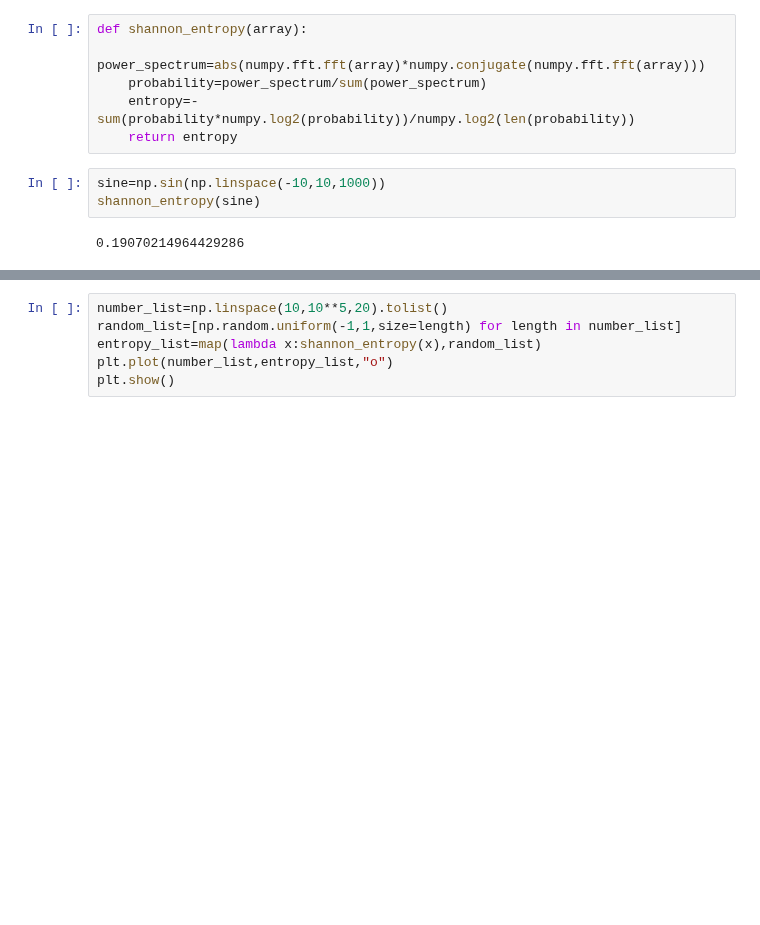
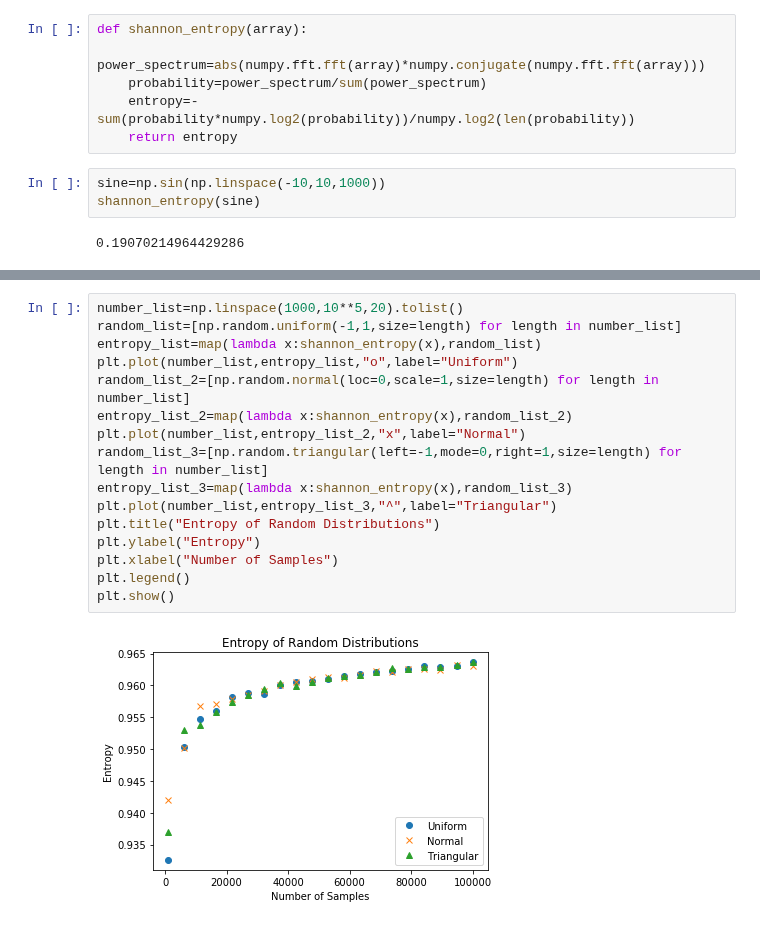
Before and after one commit to aricsanders/Jupyter-Notebooks, a Jupyter notebook: Example_Plots_spectral_entropy.ipynb, the cells around one changed output, grey strips where cells are left out. Drawn from its saved outputs; the diff is of its cells as text; blank space fills up the shorter version.

```diff
--- a/Example_Plots_spectral_entropy.ipynb
+++ b/Example_Plots_spectral_entropy.ipynb
@@ -339,6 +364,18 @@ shannon_entropy(uniform)
 # %%
-number_list=np.linspace(10,10**5,20).tolist()
+number_list=np.linspace(1000,10**5,20).tolist()
 random_list=[np.random.uniform(-1,1,size=length) for length in number_list]
 entropy_list=map(lambda x:shannon_entropy(x),random_list)
-plt.plot(number_list,entropy_list,"o")
+plt.plot(number_list,entropy_list,"o",label="Uniform")
+random_list_2=[np.random.normal(loc=0,scale=1,size=length) for length in number_list]
+entropy_list_2=map(lambda x:shannon_entropy(x),random_list_2)
+plt.plot(number_list,entropy_list_2,"x",label="Normal")
+random_list_3=[np.random.triangular(left=-1,mode=0,right=1,size=length) for length in number_list]
+entropy_list_3=map(lambda x:shannon_entropy(x),random_list_3)
+plt.plot(number_list,entropy_list_3,"^",label="Triangular")
+plt.title("Entropy of Random Distributions")
+plt.ylabel("Entropy")
+plt.xlabel("Number of Samples")
+plt.legend()
 plt.show()
+# %% [output]
+[figure, added]
```
Also changed, not shown: parts of 33 cells of this notebook, 1 other file.
